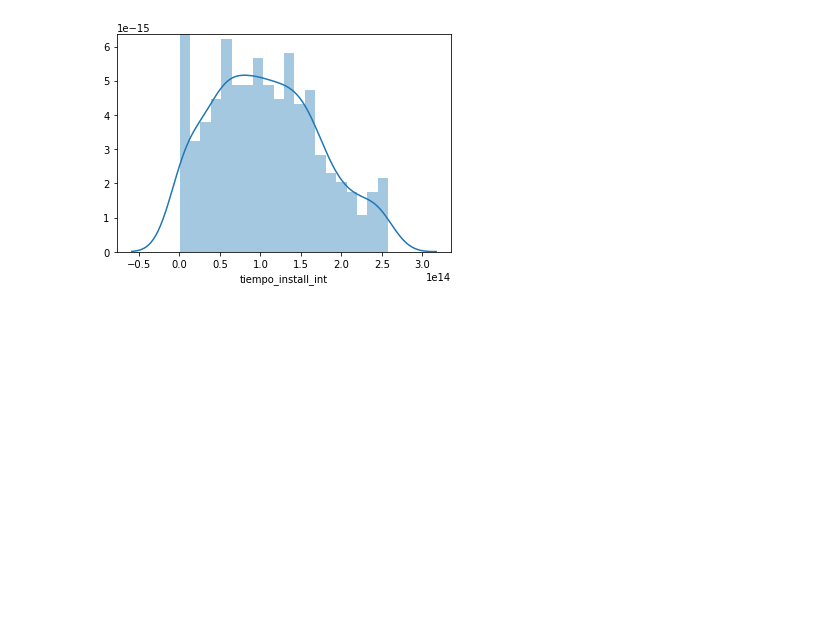
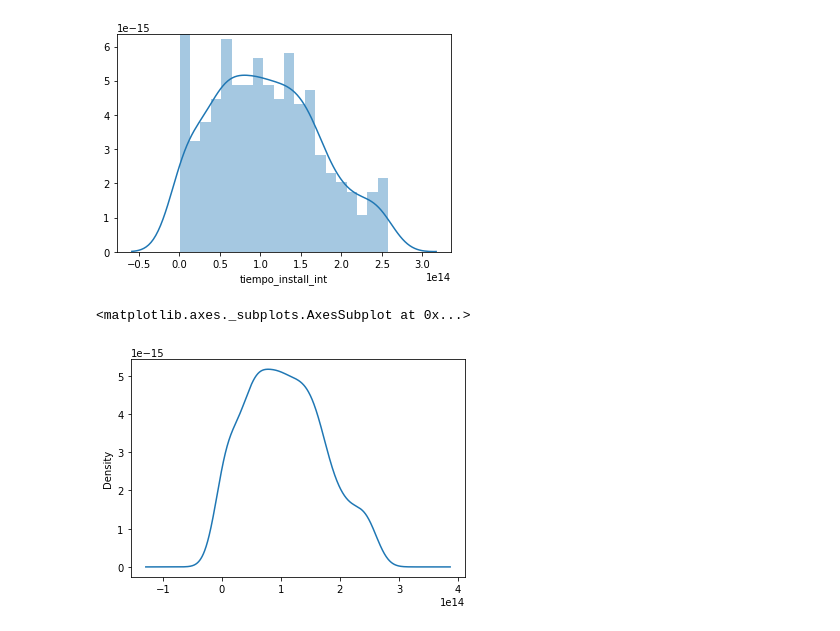
Before and after one commit to bebetosaba/7506-datos-1C2019, a Jupyter notebook: TP1/analisis.ipynb, the cells around one changed output. Drawn from its saved outputs; the diff is of its cells as text; code cells hidden in the pictures; blank space fills up the shorter version.

Commit message:
tiempo entre RTB

```diff
--- a/TP1/analisis.ipynb
+++ b/TP1/analisis.ipynb
@@ -460,14 +471,14 @@ tiempo_install = pd.merge(auctionsDF, installsDF, how='inner', left_on='device_i
 | device_language | NaN | NaN | 3.30138e+18 | NaN | ... |
 # %%
 #tiempo desde el auction hasta el install menor a 3 dias
-tiempo_install['tiempo_install'] = tiempo_install['created']-tiempo_install['date']
-tiempo_install = tiempo_install.loc[(tiempo_install['tiempo_install']>'0 days') & (tiempo_install['tiempo_install']<'3 days')]
+tiempo_install['tiempo_convert'] = tiempo_install['created']-tiempo_install['date']
+tiempo_install = tiempo_install.loc[(tiempo_install['tiempo_convert']>'0 days') & (tiempo_install['tiempo_convert']<'3 days')]
 # %%
-tiempo_install['tiempo_install_int'] = tiempo_install['tiempo_install'].astype(np.int64)
-timpo_promedio = tiempo_install.groupby('device_id').agg({'tiempo_install_int':'mean'})
-timpo_promedio['tiempo_install'] = pd.to_timedelta(timpo_promedio['tiempo_install_int'])
-display(timpo_promedio.sort_values(by='tiempo_install_int').head(5))
-display(timpo_promedio.sort_values(by='tiempo_install_int',ascending=False).head(5))
+tiempo_install['tiempo_convert_int'] = tiempo_install['tiempo_convert'].astype(np.int64)
+timpo_promedio = tiempo_install.groupby('device_id').agg({'tiempo_convert_int':'mean'})
+timpo_promedio['tiempo_convert'] = pd.to_timedelta(timpo_promedio['tiempo_convert_int'])
+display(timpo_promedio.sort_values(by='tiempo_convert_int').head(5))
+display(timpo_promedio.sort_values(by='tiempo_convert_int',ascending=False).head(5))
 # %% [output]
 |  | tiempo_install_int | tiempo_install |
 | device_id |  |  |
@@ -492,2 +503,7 @@ sns.distplot(timpo_promedio['tiempo_install_int'], bins=20);
 # %% [output]
 [figure]
+# %%
+timpo_promedio['tiempo_convert_int'].plot.density();
+# %% [output]
+<matplotlib.axes._subplots.AxesSubplot at 0x...>
+[figure, added]
```
Also changed, not shown: parts of 14 cells of this notebook, 1 other file.
